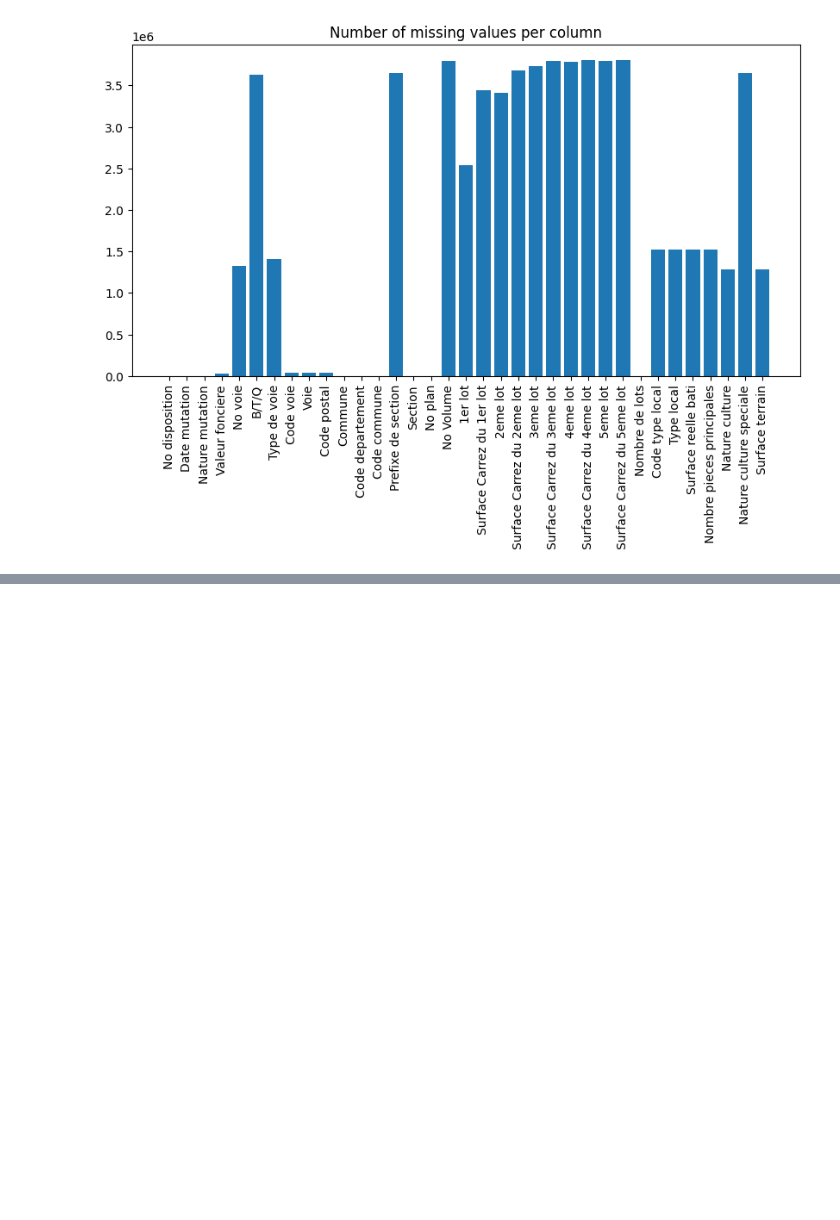
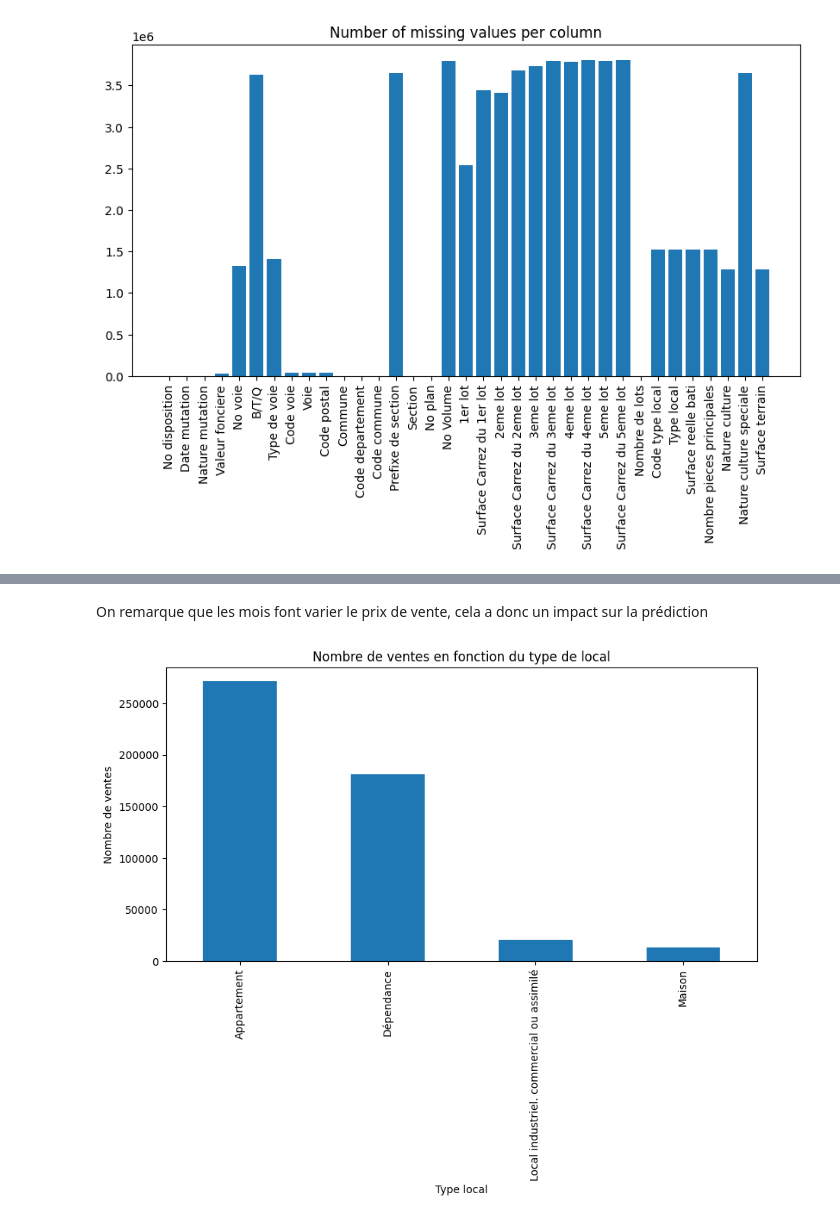
Before and after one commit to JZhg02/MasterCamp, a Jupyter notebook: nicolas.ipynb, the cells around one changed output, grey strips where cells are left out. Drawn from its saved outputs; the diff is of its cells as text; code cells hidden in the pictures; blank space fills up the shorter version.

```diff
--- a/nicolas.ipynb
+++ b/nicolas.ipynb
@@ -629,0 +164,12 @@ plt.show()
+# %% [markdown]
+On remarque que les mois font varier le prix de vente, cela a donc un impact sur la prédiction
+# %%
+df.groupby('Type local')['Valeur fonciere'].count().plot(kind='bar', figsize=(10, 5))
+plt.title('Nombre de ventes en fonction du type de local')
+plt.xlabel('Type local')
+plt.ylabel('Nombre de ventes')
+plt.show()
+
+df['Type local'] = le.fit_transform(df['Type local'])
+# %% [output]
+[figure, added]
```
Also changed, not shown: parts of 118 cells of this notebook.
